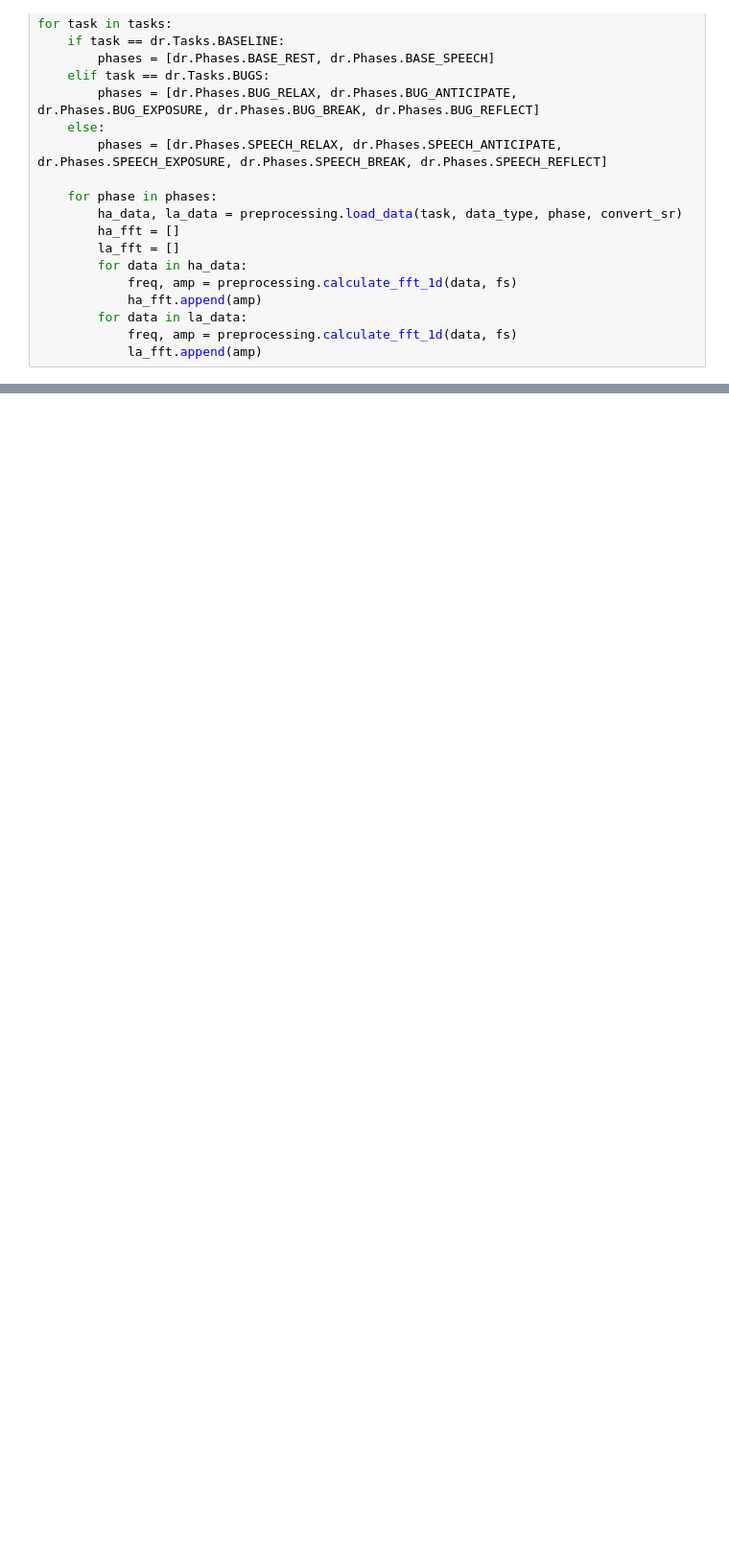
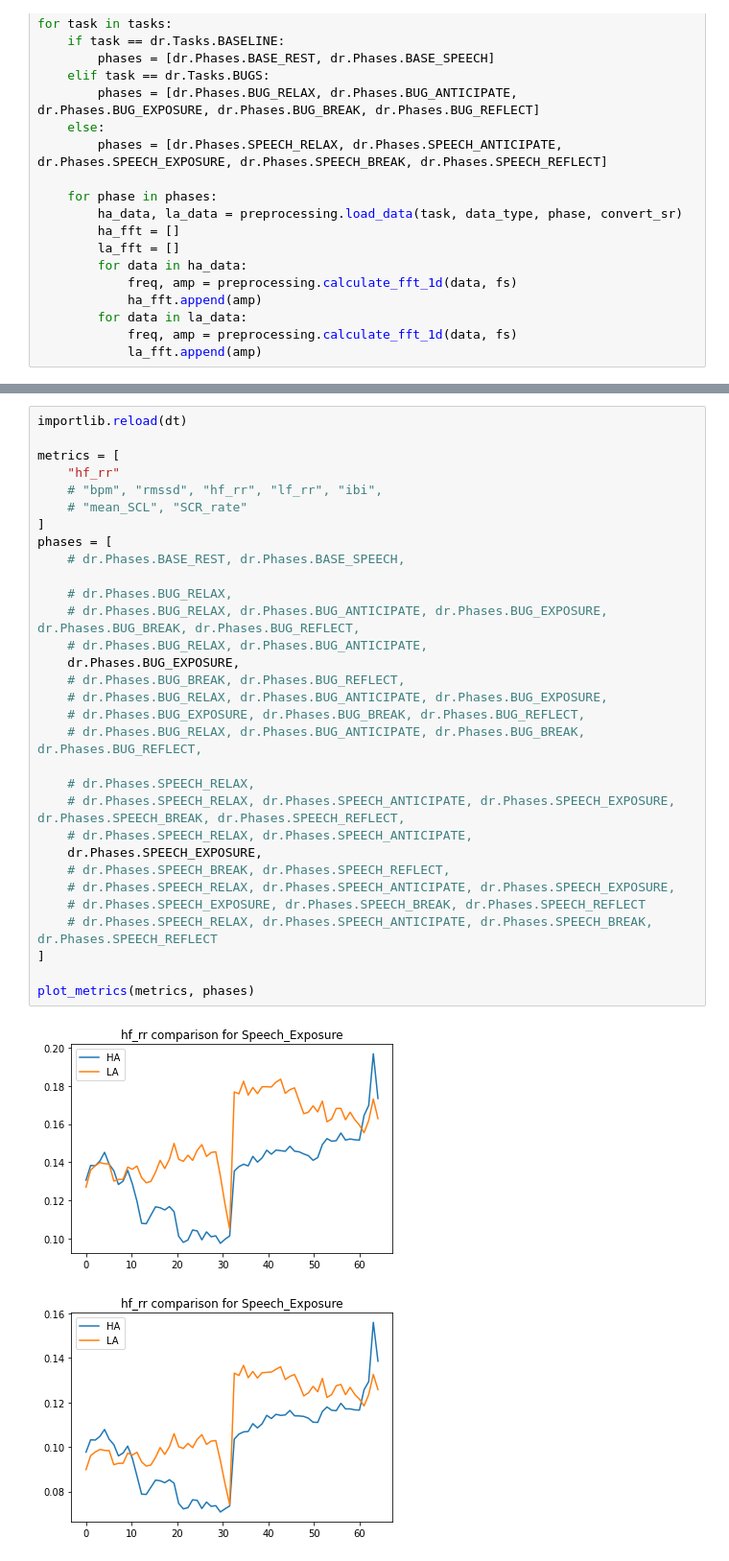
Before and after one commit to emilyxzhou/anxiety, a Jupyter notebook: notebooks/train.ipynb, the cells around one changed output, grey strips where cells are left out. Shown at 96% size. Drawn from its saved outputs; the diff is of its cells as text; blank space fills up the shorter version.

```diff
--- a/notebooks/train.ipynb
+++ b/notebooks/train.ipynb
@@ -348,0 +483,34 @@ Accuracy over 10 rounds: 0.9033333333333334
+# %%
+importlib.reload(dt)
+
+metrics = [
+    "hf_rr"
+    # "bpm", "rmssd", "hf_rr", "lf_rr", "ibi",
+    # "mean_SCL", "SCR_rate"
+]
+phases = [
+    # dr.Phases.BASE_REST, dr.Phases.BASE_SPEECH,
+
+    # dr.Phases.BUG_RELAX,
+    # dr.Phases.BUG_RELAX, dr.Phases.BUG_ANTICIPATE, dr.Phases.BUG_EXPOSURE, dr.Phases.BUG_BREAK, dr.Phases.BUG_REFLECT,
+    # dr.Phases.BUG_RELAX, dr.Phases.BUG_ANTICIPATE,
+    dr.Phases.BUG_EXPOSURE,
+    # dr.Phases.BUG_BREAK, dr.Phases.BUG_REFLECT,
+    # dr.Phases.BUG_RELAX, dr.Phases.BUG_ANTICIPATE, dr.Phases.BUG_EXPOSURE,
+    # dr.Phases.BUG_EXPOSURE, dr.Phases.BUG_BREAK, dr.Phases.BUG_REFLECT,
+    # dr.Phases.BUG_RELAX, dr.Phases.BUG_ANTICIPATE, dr.Phases.BUG_BREAK, dr.Phases.BUG_REFLECT,
+
+    # dr.Phases.SPEECH_RELAX,
+    # dr.Phases.SPEECH_RELAX, dr.Phases.SPEECH_ANTICIPATE, dr.Phases.SPEECH_EXPOSURE, dr.Phases.SPEECH_BREAK, dr.Phases.SPEECH_REFLECT,
+    # dr.Phases.SPEECH_RELAX, dr.Phases.SPEECH_ANTICIPATE,
+    dr.Phases.SPEECH_EXPOSURE,
+    # dr.Phases.SPEECH_BREAK, dr.Phases.SPEECH_REFLECT,
+    # dr.Phases.SPEECH_RELAX, dr.Phases.SPEECH_ANTICIPATE, dr.Phases.SPEECH_EXPOSURE,
+    # dr.Phases.SPEECH_EXPOSURE, dr.Phases.SPEECH_BREAK, dr.Phases.SPEECH_REFLECT
+    # dr.Phases.SPEECH_RELAX, dr.Phases.SPEECH_ANTICIPATE, dr.Phases.SPEECH_BREAK, dr.Phases.SPEECH_REFLECT
+]
+
+plot_metrics(metrics, phases)
+# %% [output]
+[figure, added]
+[figure, added]
```
Also changed, not shown: parts of 7 cells of this notebook, 53 other files.
